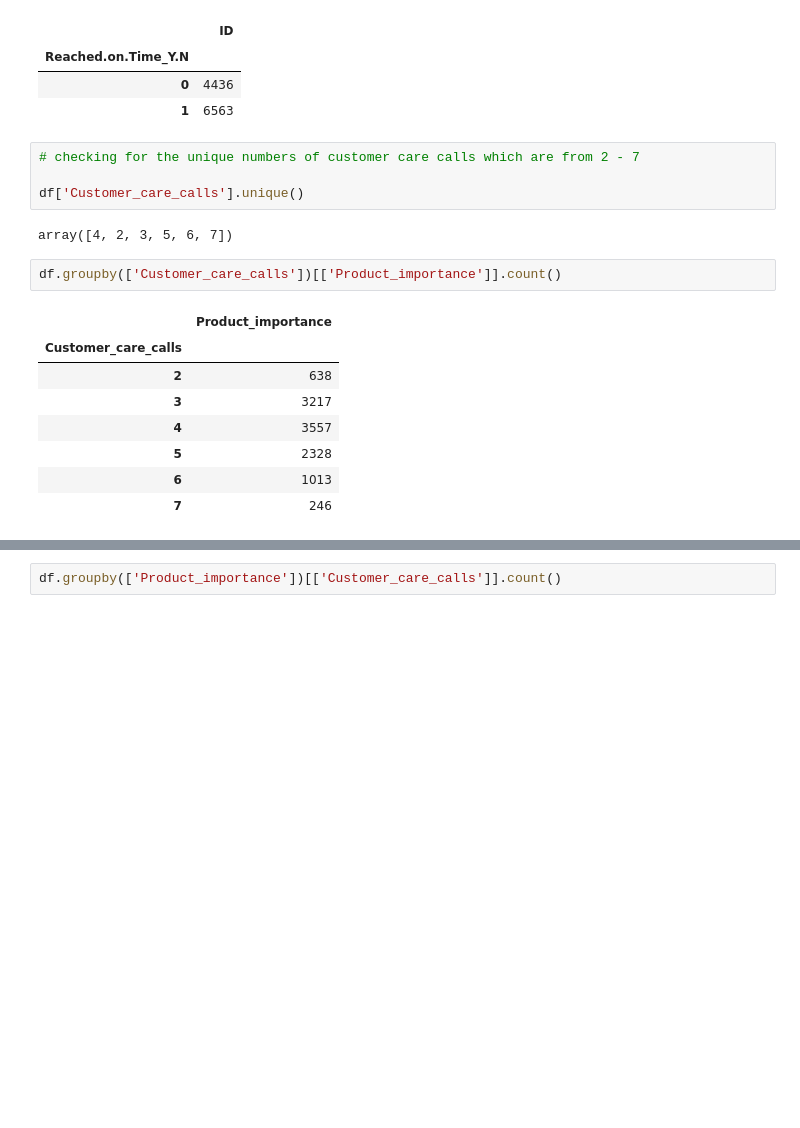
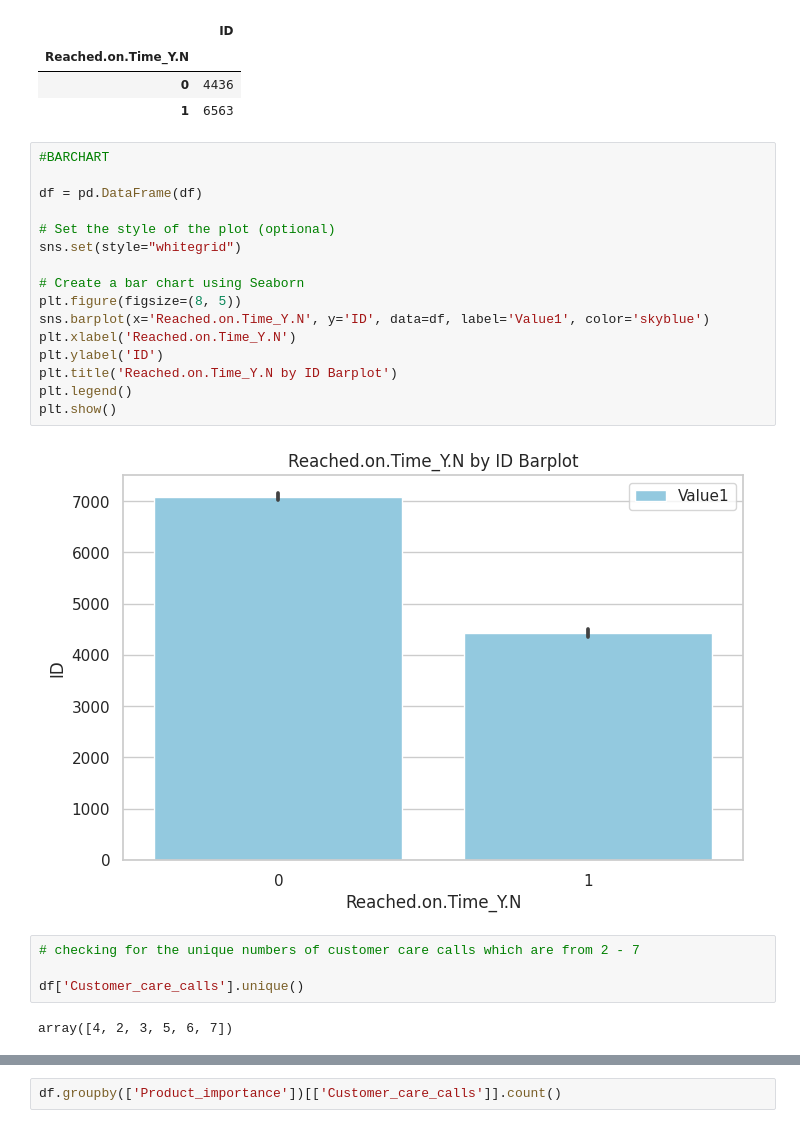
Before and after one commit to madinatt/CapstoneProject, a Jupyter notebook: Capstone_Project.ipynb, the cells around one changed output, grey strips where cells are left out. Saved outputs shown, nothing was run; the diff lists cells and outputs as text; blank space fills up the shorter version.

```diff
--- a/Capstone_Project.ipynb
+++ b/Capstone_Project.ipynb
@@ -153,20 +193,27 @@ df.groupby(['Reached.on.Time_Y.N'])[['ID']].count()
 | Reached.on.Time_Y.N |  |
 | 0 | 4436 |
 | 1 | 6563 |
+# %%
+#BARCHART
+
+df = pd.DataFrame(df)
+
+# Set the style of the plot (optional)
+sns.set(style="whitegrid")
+
+# Create a bar chart using Seaborn
+plt.figure(figsize=(8, 5))
+sns.barplot(x='Reached.on.Time_Y.N', y='ID', data=df, label='Value1', color='skyblue')
+plt.xlabel('Reached.on.Time_Y.N')
+plt.ylabel('ID')
+plt.title('Reached.on.Time_Y.N by ID Barplot')
+plt.legend()
+plt.show()
+# %% [output]
+[figure, added]
 # %%
 # checking for the unique numbers of customer care calls which are from 2 - 7
 
 df['Customer_care_calls'].unique()
 # %% [output]
 array([4, 2, 3, 5, 6, 7])
-# %%
-df.groupby(['Customer_care_calls'])[['Product_importance']].count()
-# %% [output]
-|  | Product_importance |
-| Customer_care_calls |  |
-| 2 | 638 |
-| 3 | 3217 |
-| 4 | 3557 |
-| 5 | 2328 |
-| 6 | 1013 |
-| 7 | 246 |
```
Also changed, not shown: parts of 67 cells of this notebook, 1 other file.
